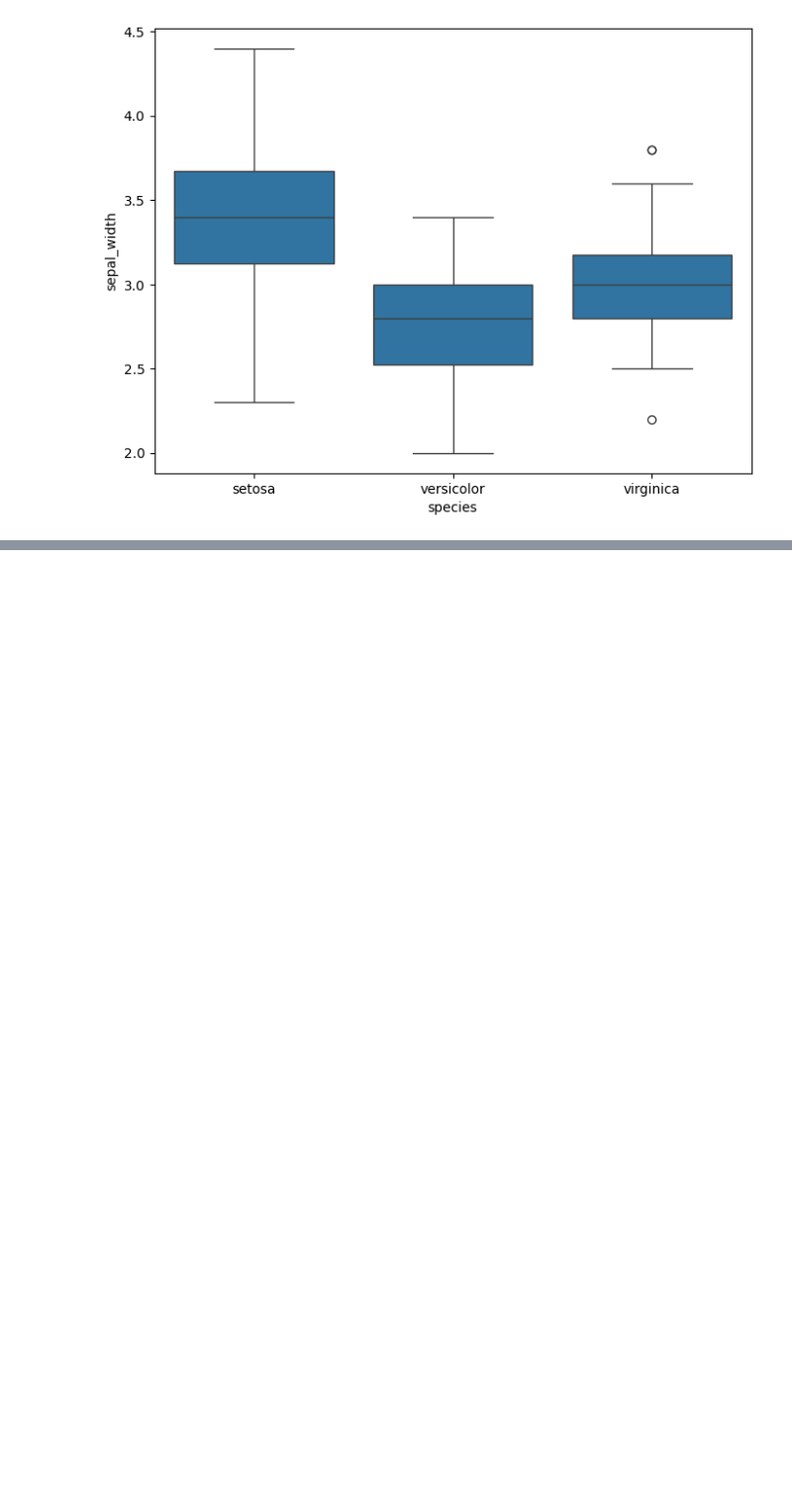
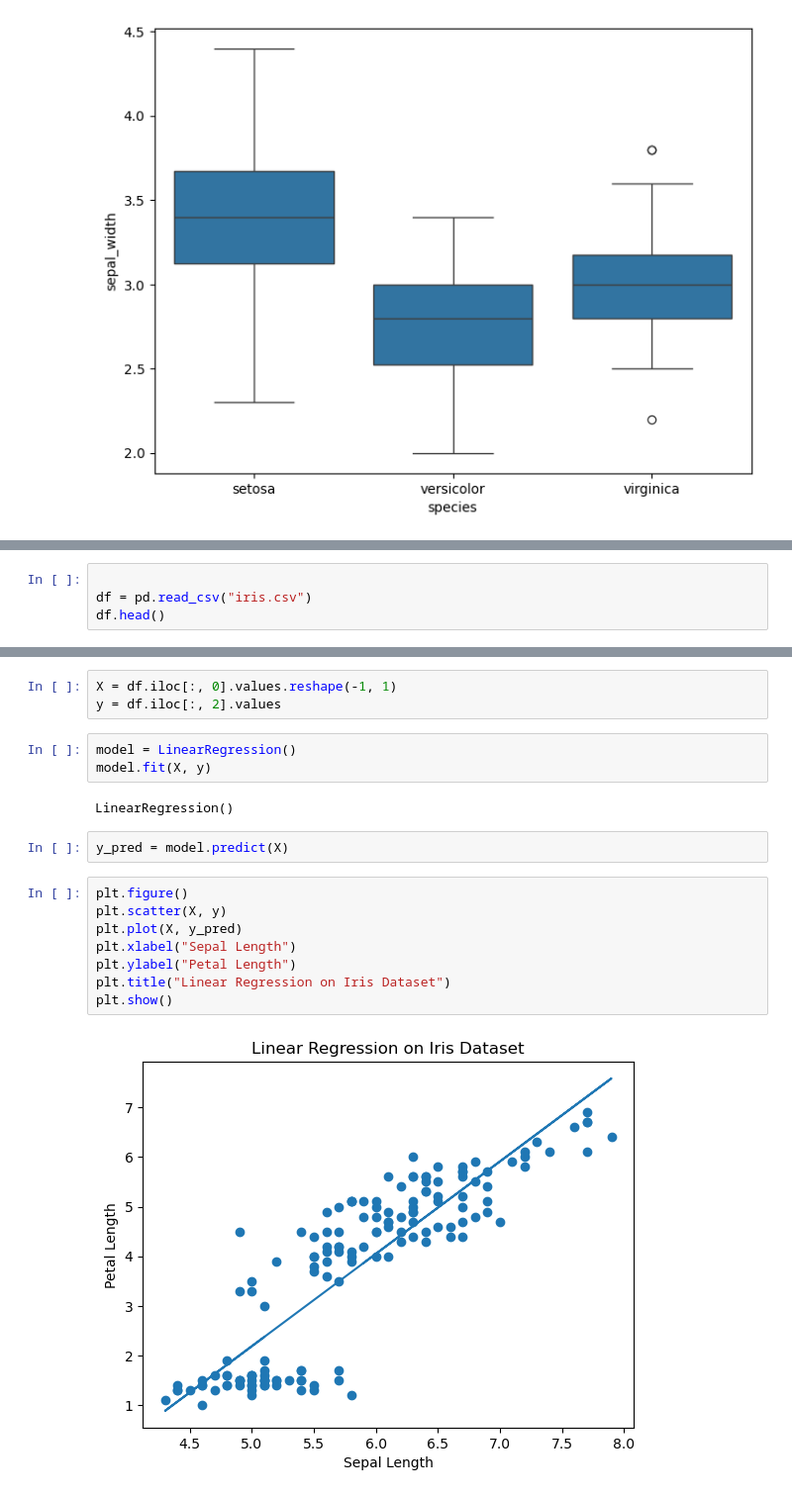
Before and after one commit to Basit409/Iris-DATAset, a Jupyter notebook: iris.ipynb, the cells around one changed output, grey strips where cells are left out. Shown at 99% size. Cells and saved outputs as stored; diff of their text form; blank space fills up the shorter version.

```diff
--- a/iris.ipynb
+++ b/iris.ipynb
@@ -48,0 +64,4 @@ plt.show()
+# %%
+
+df = pd.read_csv("iris.csv")
+df.head()
@@ -48,0 +75,20 @@ plt.show()
+# %%
+X = df.iloc[:, 0].values.reshape(-1, 1)
+y = df.iloc[:, 2].values
+# %%
+model = LinearRegression()
+model.fit(X, y)
+# %% [output]
+LinearRegression()
+# %%
+y_pred = model.predict(X)
+# %%
+plt.figure()
+plt.scatter(X, y)
+plt.plot(X, y_pred)
+plt.xlabel("Sepal Length")
+plt.ylabel("Petal Length")
+plt.title("Linear Regression on Iris Dataset")
+plt.show()
+# %% [output]
+[figure, added]
```
Also changed, not shown: parts of 3 cells of this notebook.
